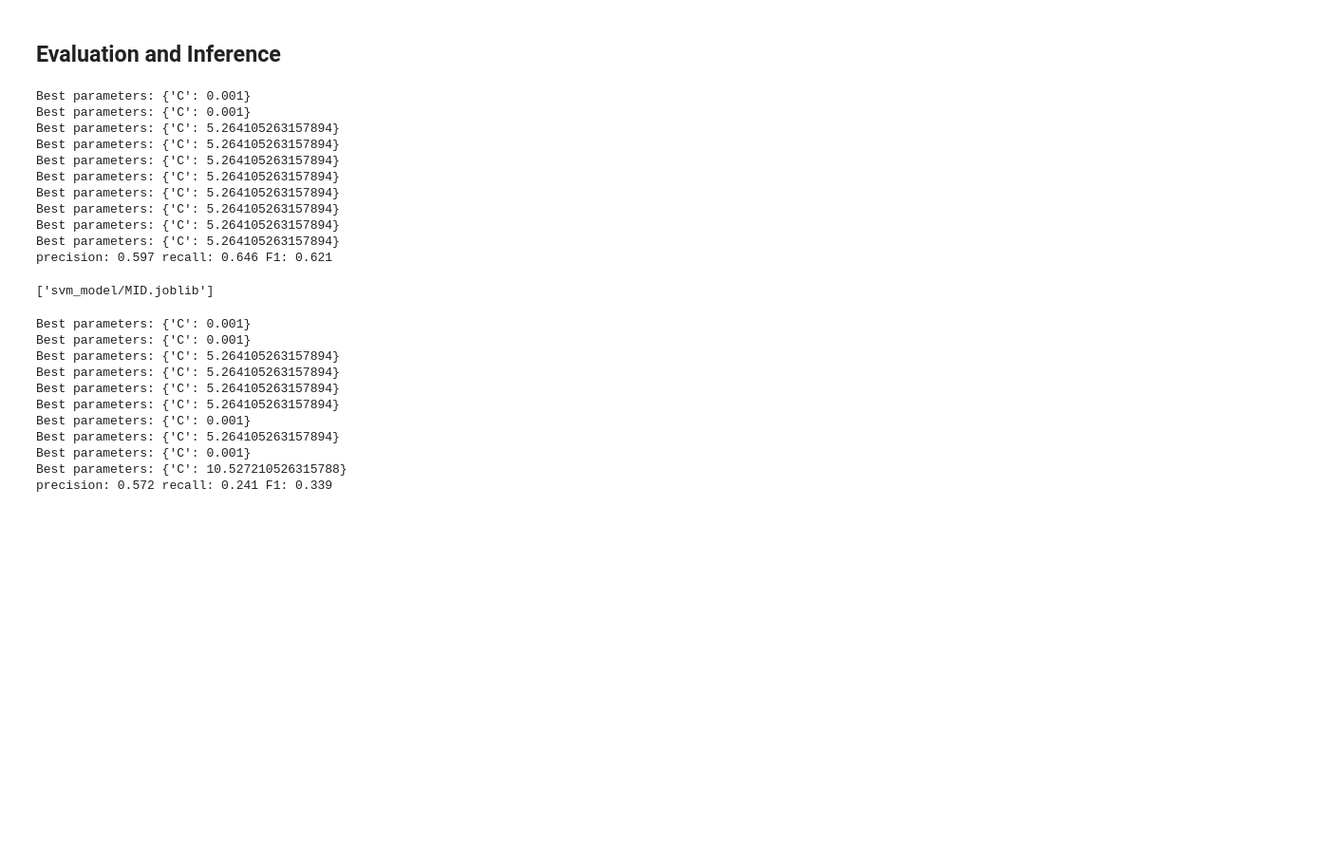
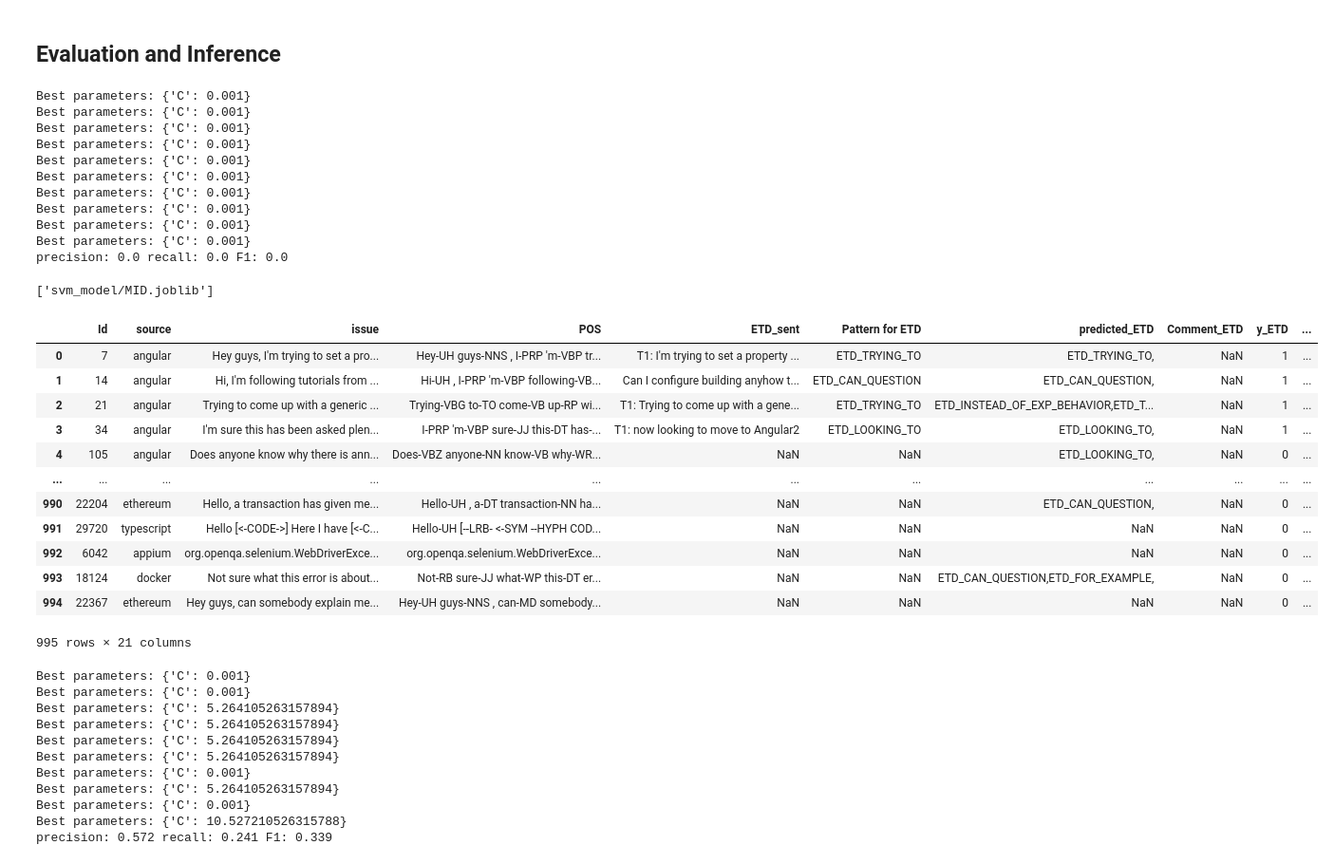
Before and after one commit to NoleWang/Respondent_Recommendation, a Jupyter notebook: model/Missing_Info_Detect_SVM.ipynb, the cells around one changed output. Shown at 95% size. Drawn from its saved outputs; the diff is of its cells as text; code cells hidden in the pictures; blank space fills up the shorter version.

```diff
--- a/model/Missing_Info_Detect_SVM.ipynb
+++ b/model/Missing_Info_Detect_SVM.ipynb
@@ -574,7 +569,7 @@ def cross_validate(X_train_list, y_train_list, X_test_list, y_test_list, X_val_l
 #     print("precision:",round(np.average(precision_list),3),"recall:",round(np.average(recall_list),3),"F1:",round(np.average(f1_list),3))
     print("precision:",round(precison,3),"recall:",round(recall,3),"F1:",round(score,3))
 
-    return clf, yhat
+    return clf, ytest, yhat
 # %% [markdown]
 ## Evaluation and Inference
 # %%
@@ -594,30 +589,34 @@ def result_save(input_path, yhat_ETD = None, yhat_PS = None):
 
     return df_final
 # %%
-def evaluation_report(clf, test_files, files, df_data):
-    y_prob = clf.predict(test_files)
+def evaluation_report(clf, infer_path, pattern_path):
+    df_data = pd.read_csv(pattern_path)
+    X_infer = df_data.values
+    y_prob = clf.predict(X_infer)
+    y_prob_val = [np.max(y_prob[i]) for i in range(len(y_prob))]
     predicted_category_index = [np.argmax(y_prob[i]) for i in range(len(y_prob))]
-    y_pred = [class_list[index] for index in predicted_category_index]
+#     y_pred = [class_list[index] for index in predicted_category_index]
 
     ## generate report
-    label_pred = np.zeros(len(y_pred))
+#     label_pred = np.zeros(len(y_pred))
+    df_final = pd.read_csv(infer_path)
+    df_final["y_prob"] = y_prob_val
+    df_final["y_pred"] = predicted_category_index
 
-    df_data["y_pred"] = label_pred
-
-    return df_data
+    return df_final
 # %%
 # 1. ETD: pattern
-clf1,etd1 = cross_validate(X_etd_train_list, y_etd_train_list, X_etd_test_list, y_etd_test_list, X_etd_val_list, y_etd_val_list)
+clf1,etd_test, etd_hat = cross_validate(X_etd_train_list, y_etd_train_list, X_etd_test_list, y_etd_test_list, X_etd_val_list, y_etd_val_list)
 # %% [output]
 Best parameters: {'C': 0.001}
 Best parameters: {'C': 0.001}
-Best parameters: {'C': 5.264105263157894}
-Best parameters: {'C': 5.264105263157894}
-Best parameters: {'C': 5.264105263157894}
-Best parameters: {'C': 5.264105263157894}
-Best parameters: {'C': 5.264105263157894}
-Best parameters: {'C': 5.264105263157894}
-Best parameters: {'C': 5.264105263157894}
-Best parameters: {'C': 5.264105263157894}
-precision: 0.597 recall: 0.646 F1: 0.621
+Best parameters: {'C': 0.001}
+Best parameters: {'C': 0.001}
+Best parameters: {'C': 0.001}
+Best parameters: {'C': 0.001}
+Best parameters: {'C': 0.001}
+Best parameters: {'C': 0.001}
+Best parameters: {'C': 0.001}
+Best parameters: {'C': 0.001}
+precision: 0.0 recall: 0.0 F1: 0.0
 # %%
@@ -631,6 +630,26 @@ dump(clf1,"svm_model/MID.joblib")
 ['svm_model/MID.joblib']
 # %%
 clf_curr = load('svm_model/MID.joblib')
+# %%
+infer_path = "../Data/chat_pattern/gpt_iterative/inference/pattern_discovery/995/chat_annotation_995.csv"
+pattern_path = "../Data/chat_pattern/gpt_iterative/inference/pattern_discovery/995/etd_pattern_infer.csv"
+df_result = evaluation_report(clf1, infer_path, pattern_path)
+# %%
+df_result
+# %% [output]
+|  | Id | source | issue | POS | ETD_sent | Pattern for ETD | predicted_ETD | Comment_ETD | y_ETD | ... |
+| 0 | 7 | angular | Hey guys, I'm trying to set a pro... | Hey-UH guys-NNS , I-PRP 'm-VBP tr... | T1: I'm trying to set a property ... | ETD_TRYING_TO | ETD_TRYING_TO, | NaN | 1 | ... |
+| 1 | 14 | angular | Hi, I'm following tutorials from ... | Hi-UH , I-PRP 'm-VBP following-VB... | Can I configure building anyhow t... | ETD_CAN_QUESTION | ETD_CAN_QUESTION, | NaN | 1 | ... |
+| 2 | 21 | angular | Trying to come up with a generic ... | Trying-VBG to-TO come-VB up-RP wi... | T1: Trying to come up with a gene... | ETD_TRYING_TO | ETD_INSTEAD_OF_EXP_BEHAVIOR,ETD_T... | NaN | 1 | ... |
+| 3 | 34 | angular | I'm sure this has been asked plen... | I-PRP 'm-VBP sure-JJ this-DT has-... | T1: now looking to move to Angular2 | ETD_LOOKING_TO | ETD_LOOKING_TO, | NaN | 1 | ... |
+| 4 | 105 | angular | Does anyone know why there is ann... | Does-VBZ anyone-NN know-VB why-WR... | NaN | NaN | ETD_LOOKING_TO, | NaN | 0 | ... |
+| ... | ... | ... | ... | ... | ... | ... | ... | ... | ... | ... |
+| 990 | 22204 | ethereum | Hello, a transaction has given me... | Hello-UH , a-DT transaction-NN ha... | NaN | NaN | ETD_CAN_QUESTION, | NaN | 0 | ... |
+| 991 | 29720 | typescript | Hello [<-CODE->] Here I have [<-C... | Hello-UH [--LRB- <-SYM --HYPH COD... | NaN | NaN | NaN | NaN | 0 | ... |
+| 992 | 6042 | appium | org.openqa.selenium.WebDriverExce... | org.openqa.selenium.WebDriverExce... | NaN | NaN | NaN | NaN | 0 | ... |
+| 993 | 18124 | docker | Not sure what this error is about... | Not-RB sure-JJ what-WP this-DT er... | NaN | NaN | ETD_CAN_QUESTION,ETD_FOR_EXAMPLE, | NaN | 0 | ... |
+| 994 | 22367 | ethereum | Hey guys, can somebody explain me... | Hey-UH guys-NNS , can-MD somebody... | NaN | NaN | NaN | NaN | 0 | ... |
+995 rows × 21 columns
 # %%
 # 2. ETD: pos
 clf2,etd2 = cross_validate(X_pos_train_list, y_etd_train_list, X_pos_test_list, y_etd_test_list, X_pos_val_list, y_etd_val_list)
```
Also changed, not shown: parts of 9 cells of this notebook.
